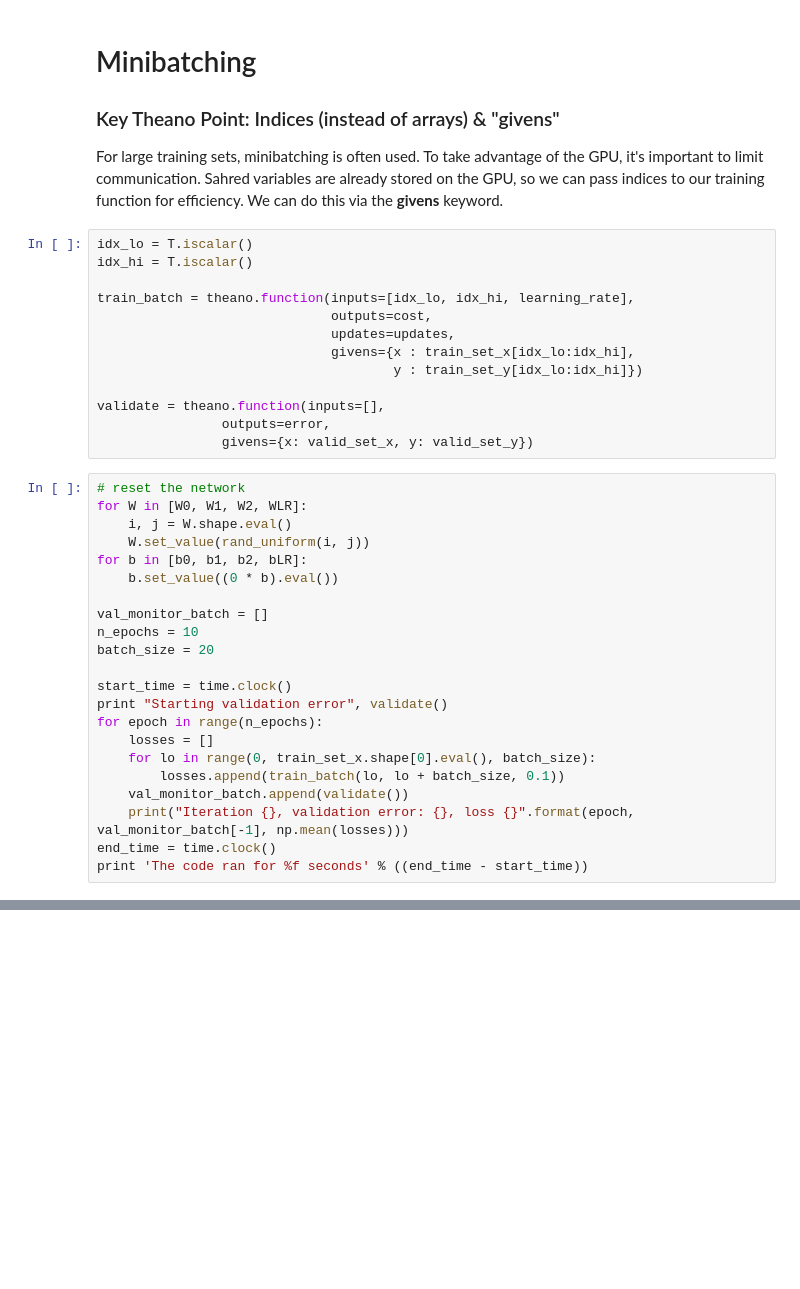
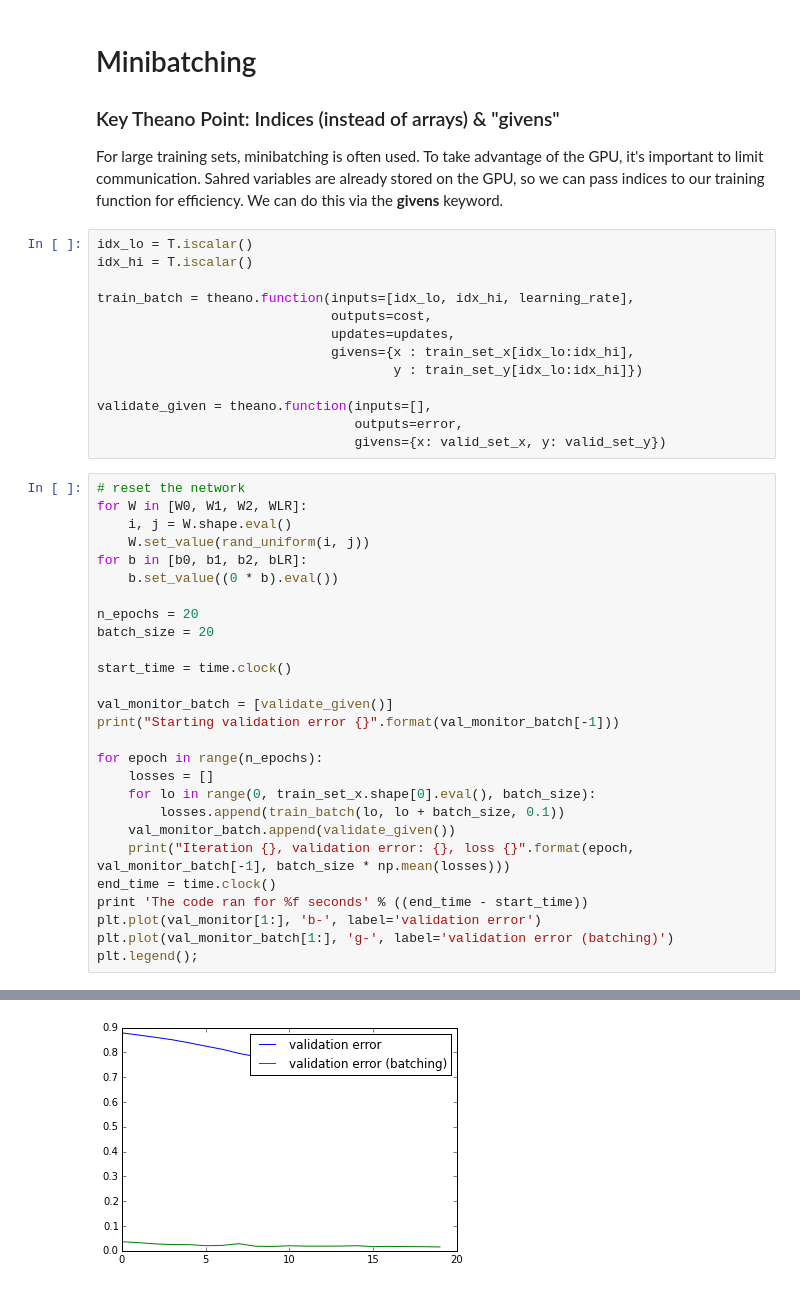
Before and after one commit to thouis/TheanoIntro, a Jupyter notebook: TheanoIntro.ipynb, the cells around one changed output, grey strips where cells are left out. Cells and saved outputs as stored; diff of their text form; blank space fills up the shorter version.

```diff
--- a/TheanoIntro.ipynb
+++ b/TheanoIntro.ipynb
@@ -193,9 +215,9 @@ train_batch = theano.function(inputs=[idx_lo, idx_hi, learning_rate],
                               givens={x : train_set_x[idx_lo:idx_hi],
                                       y : train_set_y[idx_lo:idx_hi]})
 
-validate = theano.function(inputs=[],
-                outputs=error,
-                givens={x: valid_set_x, y: valid_set_y})
+validate_given = theano.function(inputs=[],
+                                 outputs=error,
+                                 givens={x: valid_set_x, y: valid_set_y})
 # %%
 # reset the network
 for W in [W0, W1, W2, WLR]:
@@ -204,18 +226,23 @@ for W in [W0, W1, W2, WLR]:
 for b in [b0, b1, b2, bLR]:
     b.set_value((0 * b).eval())
 
-val_monitor_batch = []
-n_epochs = 10
+n_epochs = 20
 batch_size = 20
 
 start_time = time.clock()
-print "Starting validation error", validate()
+
+val_monitor_batch = [validate_given()]
+print("Starting validation error {}".format(val_monitor_batch[-1]))
+
 for epoch in range(n_epochs):
     losses = []
     for lo in range(0, train_set_x.shape[0].eval(), batch_size):
         losses.append(train_batch(lo, lo + batch_size, 0.1))
-    val_monitor_batch.append(validate())
-    print("Iteration {}, validation error: {}, loss {}".format(epoch, val_monitor_batch[-1], np.mean(losses)))
+    val_monitor_batch.append(validate_given())
+    print("Iteration {}, validation error: {}, loss {}".format(epoch, val_monitor_batch[-1], batch_size * np.mean(losses)))
 end_time = time.clock()
 print 'The code ran for %f seconds' % ((end_time - start_time))
+plt.plot(val_monitor[1:], 'b-', label='validation error')
+plt.plot(val_monitor_batch[1:], 'g-', label='validation error (batching)')
+plt.legend();
 # %% [output]
@@ -233,0 +266 @@ The code ran for 643.422788 seconds
+[figure, added]
```
Also changed, not shown: parts of 8 cells of this notebook.
